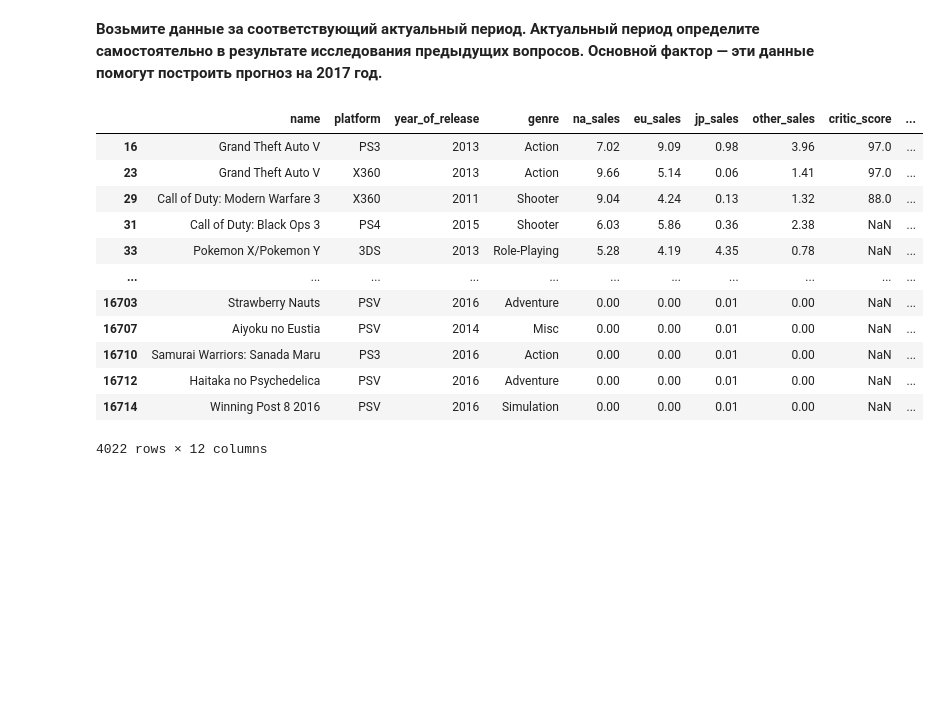
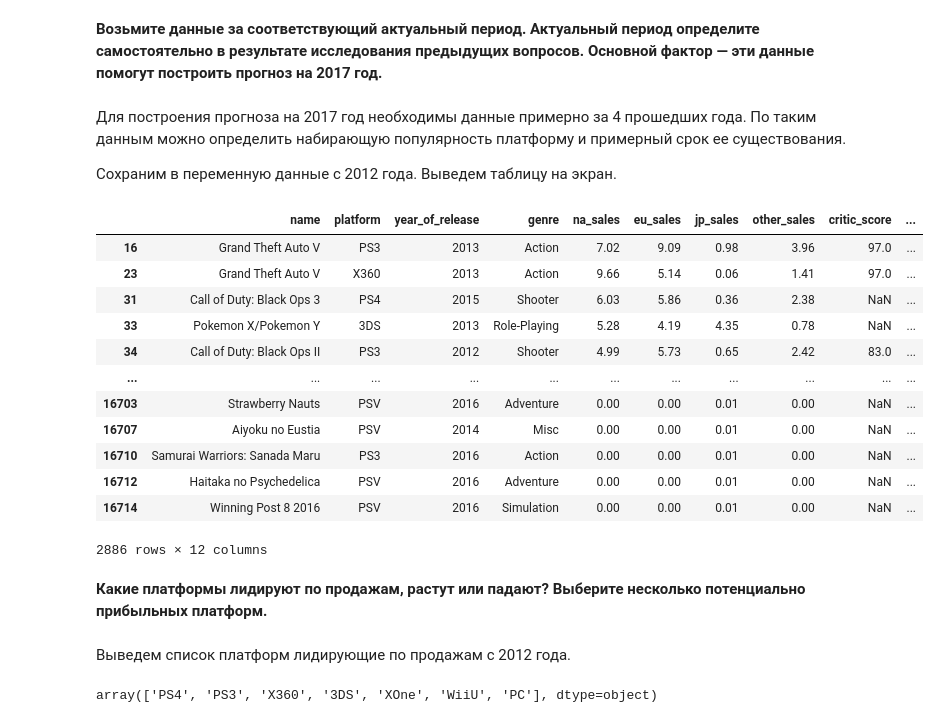
Before and after one commit to kozyreviva/Data_Science, a Jupyter notebook: Сборный_проект_1_.ipynb, the cells around one changed output. Cells and saved outputs as stored; diff of their text form; code cells hidden in the pictures; blank space fills up the shorter version.

```diff
--- a/Сборный_проект_1_.ipynb
+++ b/Сборный_проект_1_.ipynb
@@ -275,20 +301,35 @@ sns.heatmap(platform_genre_sales, annot=True, fmt=".1f", linewidths=.5)
 период определите самостоятельно в результате исследования предыдущих
 вопросов. Основной фактор — эти данные помогут построить прогноз на 2017
 год.**
-# %%
-period_df = df.query('year_of_release > 2010')
-period_df
-# %% [output]
-|  | name | platform | year_of_release | genre | na_sales | eu_sales | jp_sales | other_sales | critic_score | ... |
-| 16 | Grand Theft Auto V | PS3 | 2013 | Action | 7.02 | 9.09 | 0.98 | 3.96 | 97.0 | ... |
-| 23 | Grand Theft Auto V | X360 | 2013 | Action | 9.66 | 5.14 | 0.06 | 1.41 | 97.0 | ... |
-| 29 | Call of Duty: Modern Warfare 3 | X360 | 2011 | Shooter | 9.04 | 4.24 | 0.13 | 1.32 | 88.0 | ... |
-| 31 | Call of Duty: Black Ops 3 | PS4 | 2015 | Shooter | 6.03 | 5.86 | 0.36 | 2.38 | NaN | ... |
-| 33 | Pokemon X/Pokemon Y | 3DS | 2013 | Role-Playing | 5.28 | 4.19 | 4.35 | 0.78 | NaN | ... |
-| ... | ... | ... | ... | ... | ... | ... | ... | ... | ... | ... |
-| 16703 | Strawberry Nauts | PSV | 2016 | Adventure | 0.00 | 0.00 | 0.01 | 0.00 | NaN | ... |
-| 16707 | Aiyoku no Eustia | PSV | 2014 | Misc | 0.00 | 0.00 | 0.01 | 0.00 | NaN | ... |
-| 16710 | Samurai Warriors: Sanada Maru | PS3 | 2016 | Action | 0.00 | 0.00 | 0.01 | 0.00 | NaN | ... |
-| 16712 | Haitaka no Psychedelica | PSV | 2016 | Adventure | 0.00 | 0.00 | 0.01 | 0.00 | NaN | ... |
-| 16714 | Winning Post 8 2016 | PSV | 2016 | Simulation | 0.00 | 0.00 | 0.01 | 0.00 | NaN | ... |
-4022 rows × 12 columns
+# %% [markdown]
+Для построения прогноза на 2017 год необходимы данные примерно за 4 прошедших года. По таким данным можно определить набирающую популярность платформу и примерный срок ее существования.
+
+Сохраним в переменную данные с 2012 года.
+Выведем таблицу на экран.
+# %%
+topical_df = df.query('year_of_release >= 2012')                                                                             #срез по году
+topical_df                                                                                                                   #вывод таблицы
+# %% [output]
+|  | name | platform | year_of_release | genre | na_sales | eu_sales | jp_sales | other_sales | critic_score | ... |
+| 16 | Grand Theft Auto V | PS3 | 2013 | Action | 7.02 | 9.09 | 0.98 | 3.96 | 97.0 | ... |
+| 23 | Grand Theft Auto V | X360 | 2013 | Action | 9.66 | 5.14 | 0.06 | 1.41 | 97.0 | ... |
+| 31 | Call of Duty: Black Ops 3 | PS4 | 2015 | Shooter | 6.03 | 5.86 | 0.36 | 2.38 | NaN | ... |
+| 33 | Pokemon X/Pokemon Y | 3DS | 2013 | Role-Playing | 5.28 | 4.19 | 4.35 | 0.78 | NaN | ... |
+| 34 | Call of Duty: Black Ops II | PS3 | 2012 | Shooter | 4.99 | 5.73 | 0.65 | 2.42 | 83.0 | ... |
+| ... | ... | ... | ... | ... | ... | ... | ... | ... | ... | ... |
+| 16703 | Strawberry Nauts | PSV | 2016 | Adventure | 0.00 | 0.00 | 0.01 | 0.00 | NaN | ... |
+| 16707 | Aiyoku no Eustia | PSV | 2014 | Misc | 0.00 | 0.00 | 0.01 | 0.00 | NaN | ... |
+| 16710 | Samurai Warriors: Sanada Maru | PS3 | 2016 | Action | 0.00 | 0.00 | 0.01 | 0.00 | NaN | ... |
+| 16712 | Haitaka no Psychedelica | PSV | 2016 | Adventure | 0.00 | 0.00 | 0.01 | 0.00 | NaN | ... |
+| 16714 | Winning Post 8 2016 | PSV | 2016 | Simulation | 0.00 | 0.00 | 0.01 | 0.00 | NaN | ... |
+2886 rows × 12 columns
+# %% [markdown]
+**Какие платформы лидируют по продажам, растут или падают? Выберите
+несколько потенциально прибыльных платформ.**
+# %% [markdown]
+Выведем  список платформ лидирующие по продажам с 2012 года.
+# %%
+topical_platforms = topical_df.groupby("platform")["global_sales"].sum().sort_values(ascending = False).head(7).index.values                    #список из платформ
+topical_platforms                                                                                                                               #вывод списка на экран
+# %% [output]
+array(['PS4', 'PS3', 'X360', '3DS', 'XOne', 'WiiU', 'PC'], dtype=object)
```
Also changed, not shown: parts of 19 cells of this notebook.
